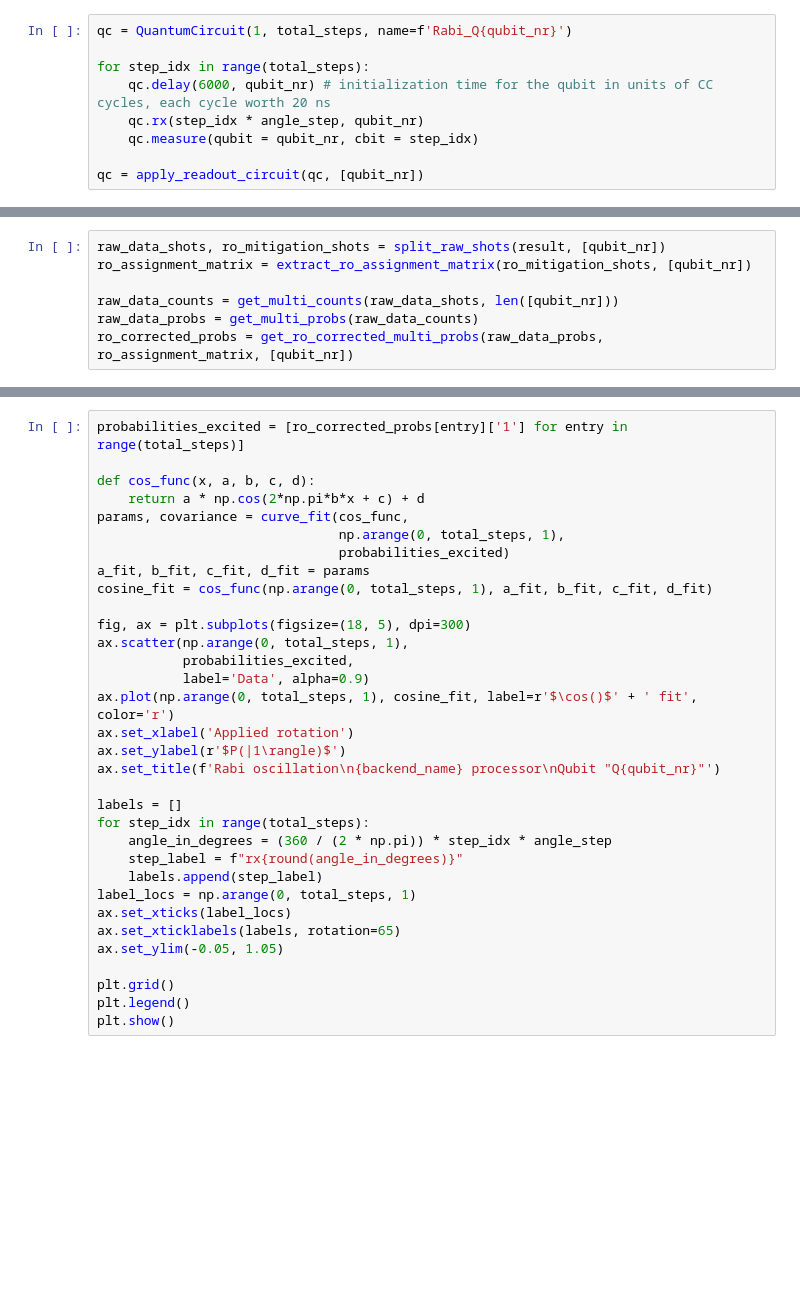
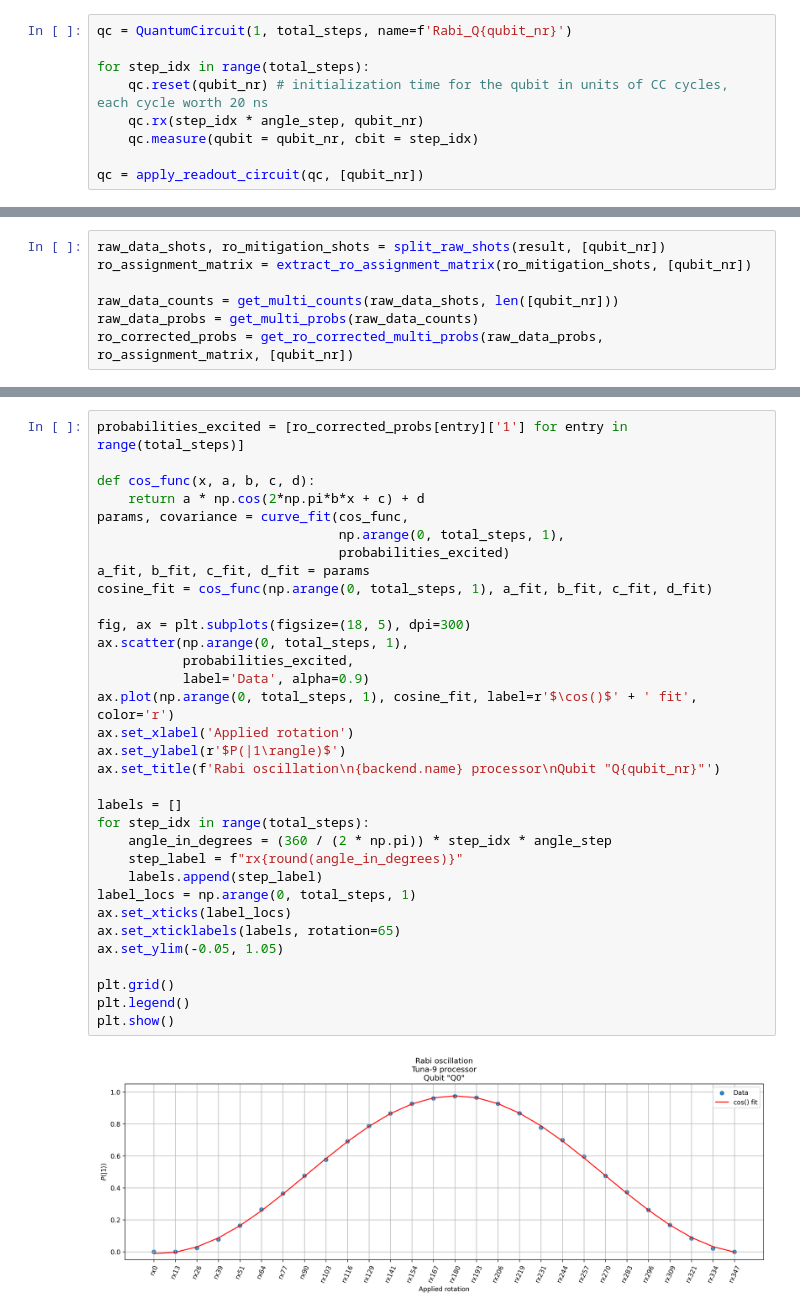
Before and after one commit to DiCarloLab-Delft/QuantumInspireUtilities, a Jupyter notebook: qi_utilities/notebook_guides/0.0_getting_started_tuna_devices.ipynb, the cells around one changed output, grey strips where cells are left out. Cells and saved outputs as stored; diff of their text form; blank space fills up the shorter version.

```diff
--- a/qi_utilities/notebook_guides/0.0_getting_started_tuna_devices.ipynb
+++ b/qi_utilities/notebook_guides/0.0_getting_started_tuna_devices.ipynb
@@ -371,7 +428,7 @@ total_steps = int(2*np.pi / angle_step) # 2*np.pi is used here for a full revolu
 qc = QuantumCircuit(1, total_steps, name=f'Rabi_Q{qubit_nr}')
 
 for step_idx in range(total_steps):
-    qc.delay(6000, qubit_nr) # initialization time for the qubit in units of CC cycles, each cycle worth 20 ns
+    qc.reset(qubit_nr) # initialization time for the qubit in units of CC cycles, each cycle worth 20 ns
     qc.rx(step_idx * angle_step, qubit_nr)
     qc.measure(qubit = qubit_nr, cbit = step_idx)
 
@@ -403,31 +468,33 @@ probabilities_excited = [ro_corrected_probs[entry]['1'] for entry in range(total
 
 def cos_func(x, a, b, c, d):
     return a * np.cos(2*np.pi*b*x + c) + d
 params, covariance = curve_fit(cos_func,
                                np.arange(0, total_steps, 1),
                                probabilities_excited)
 a_fit, b_fit, c_fit, d_fit = params
 cosine_fit = cos_func(np.arange(0, total_steps, 1), a_fit, b_fit, c_fit, d_fit)
 
 fig, ax = plt.subplots(figsize=(18, 5), dpi=300)
 ax.scatter(np.arange(0, total_steps, 1),
            probabilities_excited,
            label='Data', alpha=0.9)
 ax.plot(np.arange(0, total_steps, 1), cosine_fit, label=r'$\cos()$' + ' fit', color='r')
 ax.set_xlabel('Applied rotation')
 ax.set_ylabel(r'$P(|1\rangle)$')
-ax.set_title(f'Rabi oscillation\n{backend_name} processor\nQubit "Q{qubit_nr}"')
+ax.set_title(f'Rabi oscillation\n{backend.name} processor\nQubit "Q{qubit_nr}"')
 
 labels = []
 for step_idx in range(total_steps):
     angle_in_degrees = (360 / (2 * np.pi)) * step_idx * angle_step
     step_label = f"rx{round(angle_in_degrees)}"
     labels.append(step_label)
 label_locs = np.arange(0, total_steps, 1)
 ax.set_xticks(label_locs)
 ax.set_xticklabels(labels, rotation=65)
 ax.set_ylim(-0.05, 1.05)
 
 plt.grid()
 plt.legend()
 plt.show()
+# %% [output]
+[figure, added]
```
Also changed, not shown: parts of 41 cells of this notebook.
